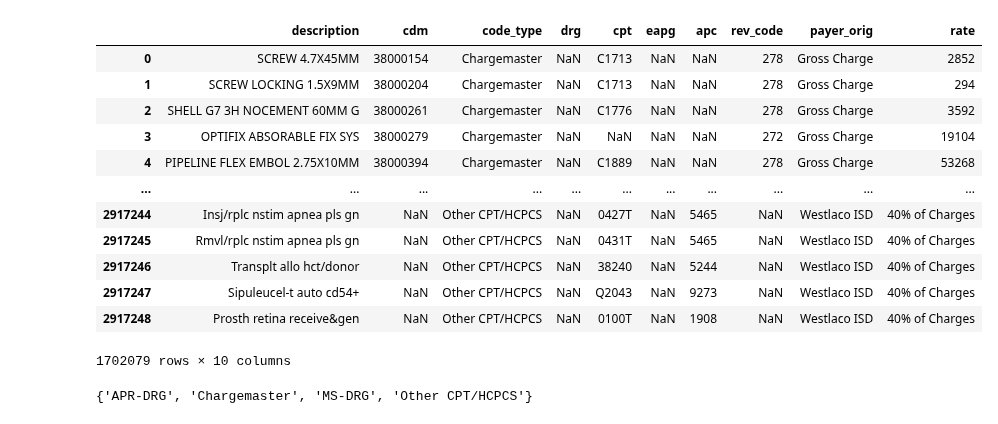
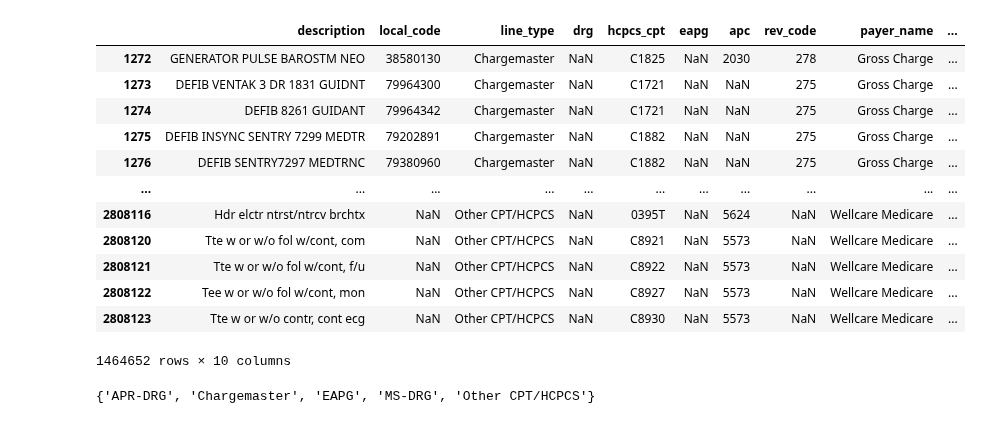
Before and after one commit to rl1987/dolthub-bounty-transparency-in-pricing, a Jupyter notebook: eskycity.ipynb, the cells around one changed output. Saved outputs shown, nothing was run; the diff lists cells and outputs as text; code cells hidden in the pictures.

```diff
--- a/eskycity.ipynb
+++ b/eskycity.ipynb
@@ -36,7 +35,7 @@ TARGET_COLUMNS = [
 ]
 # %%
-ccn = "450119"
-url = "https://uhsfilecdn.eskycity.net/ac/233069260_south-texas-health-system-mcallen_standardcharges.csv"
+ccn = "100299"
+url = "https://uhsfilecdn.eskycity.net/ac/731666433_lakewood-ranch-medical-center_standardcharges.csv"
 filename = url.split("/")[-1]
 ein = filename.split("_")[0]
 ein = ein[:2] + "-" + ein[2:]
@@ -83,10 +66,10 @@ df_in
 df_mid = pd.DataFrame(df_in)
 df_mid = df_mid.rename(columns={
     'Description': 'description',
-    'CDM': 'cdm',
-    'Code Type': 'code_type',
+    'CDM': 'local_code',
+    'Code Type': 'line_type',
     'DRG (If Applicable)': 'drg',
-    'CPT/HCPCS (If Applicable)': 'cpt',
+    'CPT/HCPCS (If Applicable)': 'hcpcs_cpt',
     'EAPG (If Applicable)': 'eapg',
     'APC (If Applicable)': 'apc',
     'Rev Code (If Applicable)': 'rev_code'
@@ -110,6 +93,6 @@ df_mid
 # %%
 money_columns = df_mid.columns.to_list()[8:]
 remaining_columns = df_mid.columns.to_list()[:8]
-df_mid = pd.melt(df_mid, id_vars=remaining_columns, var_name='payer_orig', value_name='rate')
+df_mid = pd.melt(df_mid, id_vars=remaining_columns, var_name='payer_name', value_name='standard_charge')
 df_mid
 # %% [output]
@@ -129,28 +112,28 @@ df_mid
 # %%
-df_mid['rate'] = df_mid['rate'].str.strip()
-df_mid['rate'] = df_mid['rate'].apply(lambda rate: rate.replace("$", "").replace(",", ""))
-df_mid = df_mid[~df_mid['rate'].str.contains("\(1\)")]
-df_mid = df_mid[df_mid['rate'] != "-"]
+df_mid['standard_charge'] = df_mid['standard_charge'].str.strip()
+df_mid['standard_charge'] = df_mid['standard_charge'].apply(lambda rate: rate.replace("$", "").replace(",", ""))
+df_mid = df_mid[~df_mid['standard_charge'].str.contains("\(1\)")]
+df_mid = df_mid[df_mid['standard_charge'] != "-"]
 df_mid = pd.DataFrame(df_mid)
 df_mid
 # %% [output]
-|  | description | cdm | code_type | drg | cpt | eapg | apc | rev_code | payer_orig | rate |
-| 0 | SCREW 4.7X45MM | 38000154 | Chargemaster | NaN | C1713 | NaN | NaN | 278 | Gross Charge | 2852 |
-| 1 | SCREW LOCKING 1.5X9MM | 38000204 | Chargemaster | NaN | C1713 | NaN | NaN | 278 | Gross Charge | 294 |
-| 2 | SHELL G7 3H NOCEMENT 60MM G | 38000261 | Chargemaster | NaN | C1776 | NaN | NaN | 278 | Gross Charge | 3592 |
-| 3 | OPTIFIX ABSORABLE FIX SYS | 38000279 | Chargemaster | NaN | NaN | NaN | NaN | 272 | Gross Charge | 19104 |
-| 4 | PIPELINE FLEX EMBOL 2.75X10MM | 38000394 | Chargemaster | NaN | C1889 | NaN | NaN | 278 | Gross Charge | 53268 |
+|  | description | local_code | line_type | drg | hcpcs_cpt | eapg | apc | rev_code | payer_name | ... |
+| 1272 | GENERATOR PULSE BAROSTM NEO | 38580130 | Chargemaster | NaN | C1825 | NaN | 2030 | 278 | Gross Charge | ... |
+| 1273 | DEFIB VENTAK 3 DR 1831 GUIDNT | 79964300 | Chargemaster | NaN | C1721 | NaN | NaN | 275 | Gross Charge | ... |
+| 1274 | DEFIB 8261 GUIDANT | 79964342 | Chargemaster | NaN | C1721 | NaN | NaN | 275 | Gross Charge | ... |
+| 1275 | DEFIB INSYNC SENTRY 7299 MEDTR | 79202891 | Chargemaster | NaN | C1882 | NaN | NaN | 275 | Gross Charge | ... |
+| 1276 | DEFIB SENTRY7297 MEDTRNC | 79380960 | Chargemaster | NaN | C1882 | NaN | NaN | 275 | Gross Charge | ... |
 | ... | ... | ... | ... | ... | ... | ... | ... | ... | ... | ... |
-| 2917244 | Insj/rplc nstim apnea pls gn | NaN | Other CPT/HCPCS | NaN | 0427T | NaN | 5465 | NaN | Westlaco ISD | 40% of Charges |
-| 2917245 | Rmvl/rplc nstim apnea pls gn | NaN | Other CPT/HCPCS | NaN | 0431T | NaN | 5465 | NaN | Westlaco ISD | 40% of Charges |
-| 2917246 | Transplt allo hct/donor | NaN | Other CPT/HCPCS | NaN | 38240 | NaN | 5244 | NaN | Westlaco ISD | 40% of Charges |
-| 2917247 | Sipuleucel-t auto cd54+ | NaN | Other CPT/HCPCS | NaN | Q2043 | NaN | 9273 | NaN | Westlaco ISD | 40% of Charges |
-| 2917248 | Prosth retina receive&gen | NaN | Other CPT/HCPCS | NaN | 0100T | NaN | 1908 | NaN | Westlaco ISD | 40% of Charges |
+| 2808116 | Hdr elctr ntrst/ntrcv brchtx | NaN | Other CPT/HCPCS | NaN | 0395T | NaN | 5624 | NaN | Wellcare Medicare | ... |
+| 2808120 | Tte w or w/o fol w/cont, com | NaN | Other CPT/HCPCS | NaN | C8921 | NaN | 5573 | NaN | Wellcare Medicare | ... |
+| 2808121 | Tte w or w/o fol w/cont, f/u | NaN | Other CPT/HCPCS | NaN | C8922 | NaN | 5573 | NaN | Wellcare Medicare | ... |
+| 2808122 | Tee w or w/o fol w/cont, mon | NaN | Other CPT/HCPCS | NaN | C8927 | NaN | 5573 | NaN | Wellcare Medicare | ... |
+| 2808123 | Tte w or w/o contr, cont ecg | NaN | Other CPT/HCPCS | NaN | C8930 | NaN | 5573 | NaN | Wellcare Medicare | ... |
-1702079 rows × 10 columns
+1464652 rows × 10 columns
 # %%
-set(df_mid['code_type'].tolist())
+set(df_mid['line_type'].tolist())
 # %% [output]
-{'APR-DRG', 'Chargemaster', 'MS-DRG', 'Other CPT/HCPCS'}
+{'APR-DRG', 'Chargemaster', 'EAPG', 'MS-DRG', 'Other CPT/HCPCS'}
 # %%
 df_mid['drg'] = df_mid['drg'].fillna('na')
 
```
Also changed, not shown: parts of 17 cells of this notebook.
